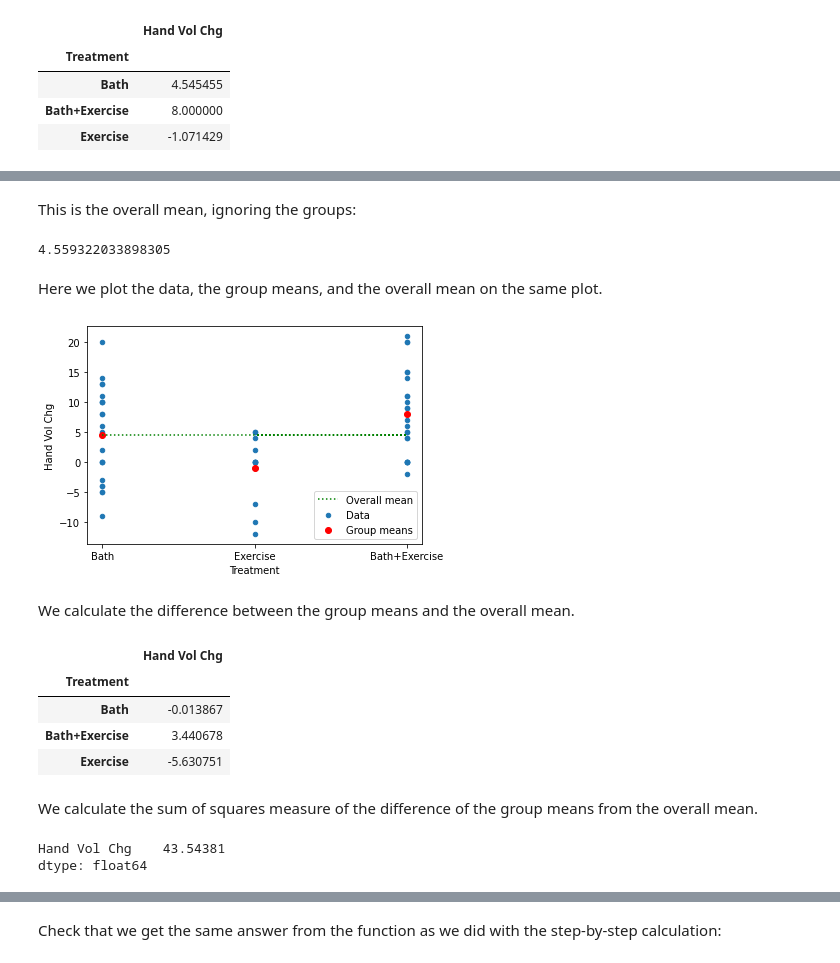
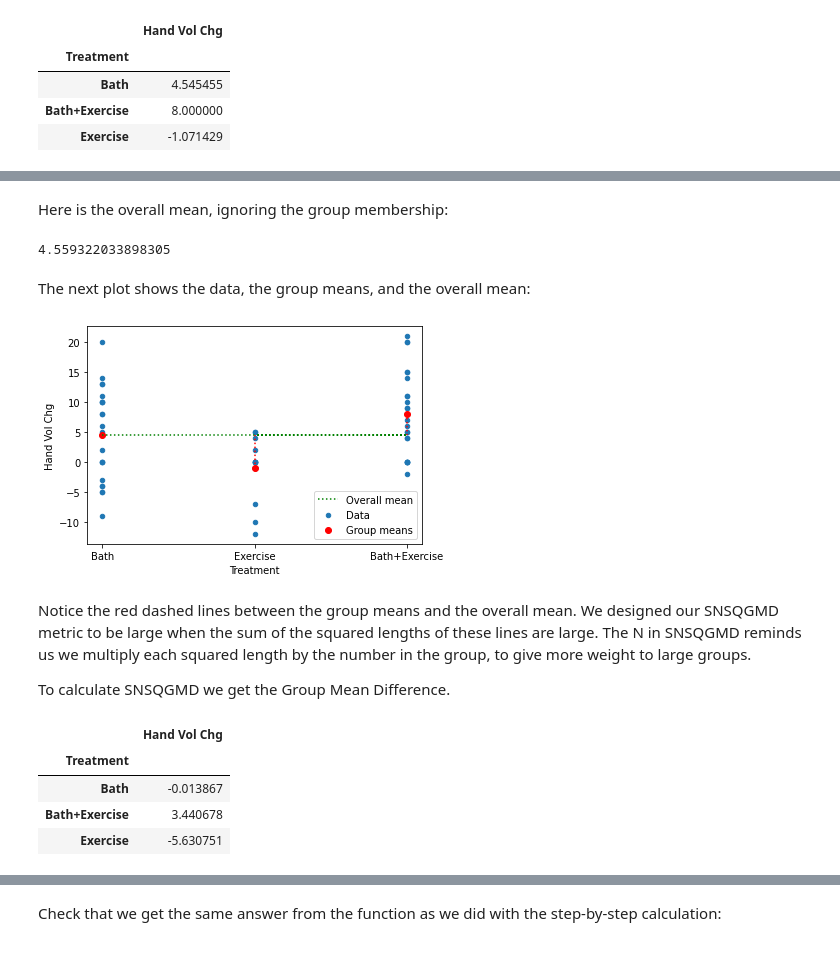
Before and after one commit to matthew-brett/some-tutorials, a Jupyter notebook: oneway/one_way_anova.ipynb, the cells around one changed output, grey strips where cells are left out. Drawn from its saved outputs; the diff is of its cells as text; code cells hidden in the pictures.

```diff
--- a/oneway/one_way_anova.ipynb
+++ b/oneway/one_way_anova.ipynb
@@ -140,25 +173,35 @@ group_means
 # %% [markdown]
-This is the overall mean, ignoring the groups:
+Here is the overall mean, ignoring the group membership:
 # %%
 overall_mean = np.mean(clean_baths['Hand Vol Chg'])
 overall_mean
 # %% [output]
 4.559322033898305
 # %% [markdown]
-Here we plot the data, the group means, and the overall mean on the same plot.
+The next plot shows the data, the group means, and the overall mean:
 # %%
 clean_baths.plot.scatter('Treatment', 'Hand Vol Chg',
                          label='Data')
 plt.scatter(group_means.index, np.array(group_means), color='red',
             label='Group means')
 # A dashed line at the overall mean.
 plt.plot(group_means.index,
          [overall_mean, overall_mean, overall_mean],
          ':', color='green',
          label='Overall mean')
+# A dashed line between each group mean and the overall mean.
+for group in group_means.index:
+    xs = [group, group]
+    ys = [float(group_means.loc[group]), overall_mean]
+    plt.plot(xs, ys, ':', color='red')
 plt.legend();
 # %% [output]
-[figure, old version]
+[figure, new version]
-# %% [markdown]
-We calculate the difference between the group means and the overall mean.
+# %% [markdown]
+Notice the red dashed lines between the group means and the overall mean. We
+designed our SNSQGMD metric to be large when the sum of the squared lengths of
+these lines are large.  The N in  SNSQGMD reminds us we multiply each squared
+length by the number in the group, to give more weight to large groups.
+
+To calculate SNSQGMD we get the Group Mean Difference.
 # %%
@@ -170,11 +213,3 @@ mean_diffs
 | Bath | -0.013867 |
 | Bath+Exercise | 3.440678 |
 | Exercise | -5.630751 |
-# %% [markdown]
-We calculate the sum of squares measure of the difference of the group means from the overall mean.
-# %%
-mean_diff_ssq = np.sum(mean_diffs ** 2)
-mean_diff_ssq
-# %% [output]
-Hand Vol Chg    43.54381
-dtype: float64
```
Also changed, not shown: parts of 62 cells of this notebook, 1 other file.
